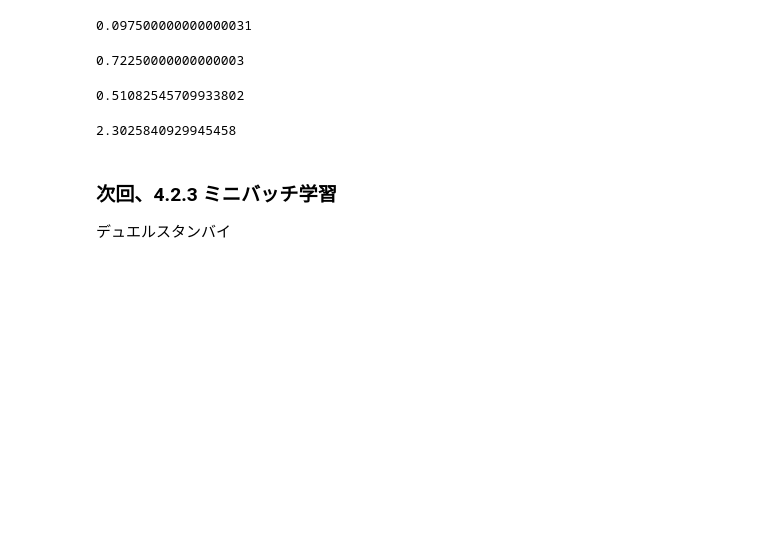
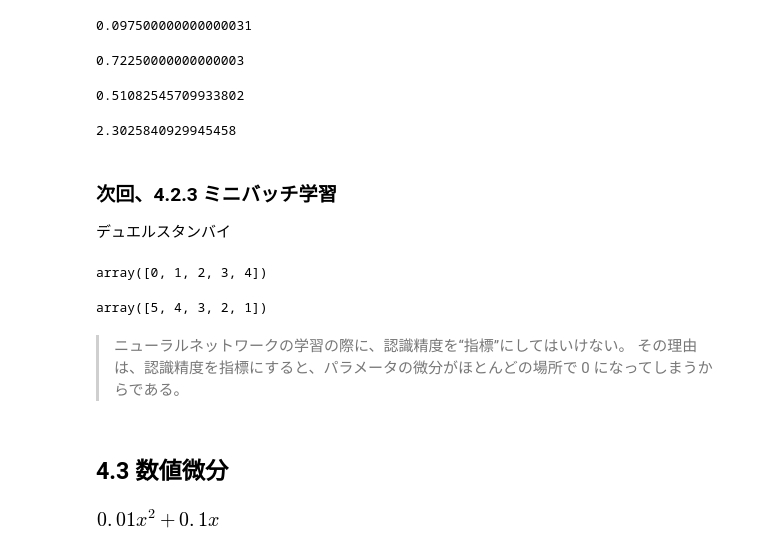
Before and after one commit to ara-ta3/reading-deep-learning-with-python, a Jupyter notebook: chap04.ipynb, the cells around one changed output. Saved outputs shown, nothing was run; the diff lists cells and outputs as text; code cells hidden in the pictures; blank space fills up the shorter version.

```diff
--- a/chap04.ipynb
+++ b/chap04.ipynb
@@ -59,0 +73,13 @@ def cross_entropy_error(y, t):
+# %%
+np.arange(5)
+# %% [output]
+array([0, 1, 2, 3, 4])
+# %%
+a = np.array([5,4,3,2,1,6,2,52,6])
+a[np.arange(5)]
+# %% [output]
+array([5, 4, 3, 2, 1])
+# %% [markdown]
+> ニューラルネットワークの学習の際に、認識精度を“指標”にしてはいけない。 その理由は、認識精度を指標にすると、パラメータの微分がほとんどの場所で 0 になってしまうからである。
+# %% [markdown]
+## 4.3 数値微分
@@ -59,0 +90,10 @@ def cross_entropy_error(y, t):
+# %%
+from sympy import Symbol, init_printing
+init_printing()
+
+x = Symbol("x")
+y = Symbol("y")
+y = 0.01 * x ** 2 + 0.1 * x
+y
+# %% [output]
+[figure, added]
```
Also changed, not shown: parts of 24 cells of this notebook, 2 other files.
